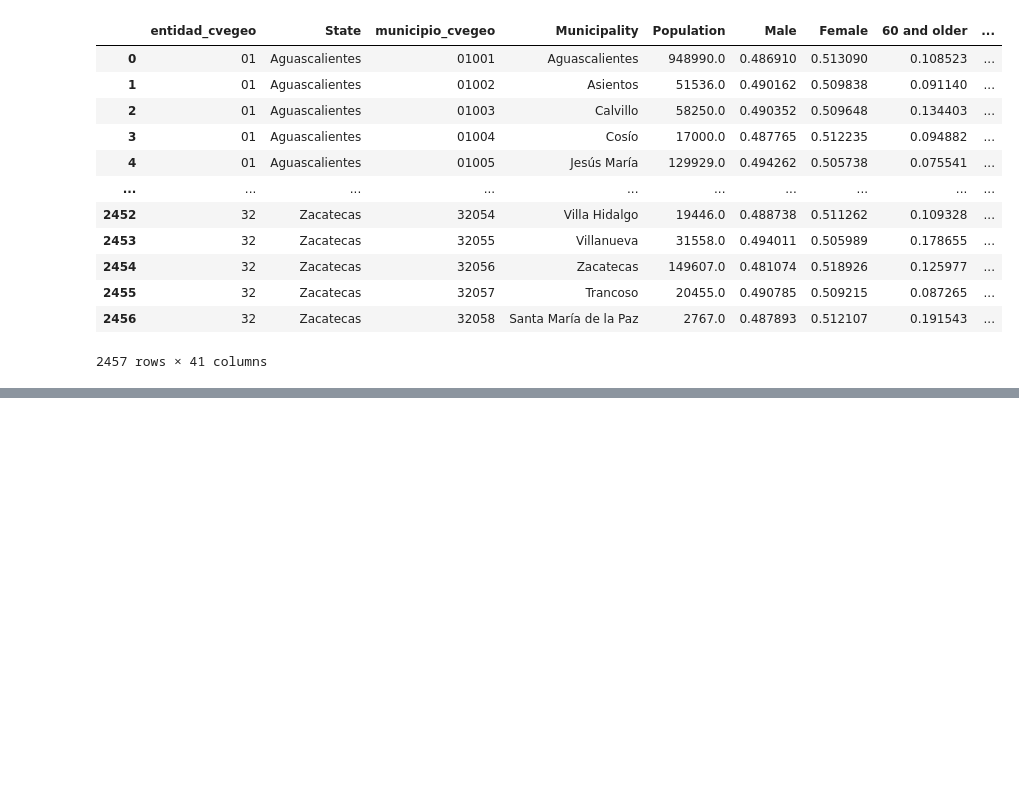
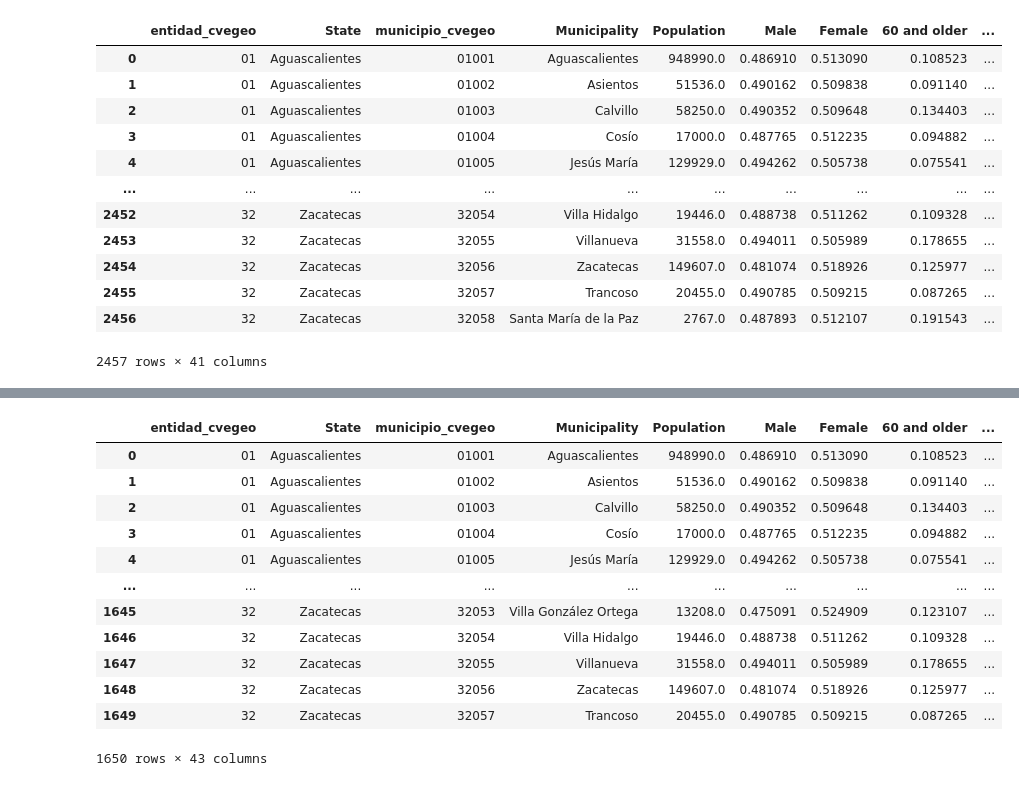
Before and after one commit to rausial/covid19_vulnerabilidad_mex, a Jupyter notebook: 08_Actualizacion_Datos.ipynb, the cells around one changed output, grey strips where cells are left out. Drawn from its saved outputs; the diff is of its cells as text; code cells hidden in the pictures; blank space fills up the shorter version.

Commit message:
Datos de urbanización en indicadores finales.

```diff
--- a/08_Actualizacion_Datos.ipynb
+++ b/08_Actualizacion_Datos.ipynb
@@ -271,0 +276,33 @@ indicadores_municipales
+# %%
+# Seleccionamos totales por localidad
+hab_urbanos = censo.loc[(censo.ENTIDAD != '00') &
+                        (censo.MUN != '000') &
+                        (censo.LOC != '0000') &
+                        (censo.POBTOT >= 2500)][['ENTIDAD', 'MUN', 'POBTOT']]
+# Clave de municipio
+hab_urbanos['municipio_cvegeo'] = hab_urbanos['ENTIDAD'] + hab_urbanos['MUN']
+# Totales por municipio
+hab_urbanos = (hab_urbanos
+              .groupby('municipio_cvegeo')[['POBTOT']]
+              .sum()
+              .rename({'POBTOT':'pob_urbana'}, axis=1)
+              )
+# Pegamos con los indicadores
+indicadores_municipales =  indicadores_municipales.merge(hab_urbanos.reset_index(), on='municipio_cvegeo')
+# # Calculamos urbanización
+indicadores_municipales['Urbanization']  = indicadores_municipales['pob_urbana'] / indicadores_municipales['Population']
+indicadores_municipales
+# %% [output]
+|  | entidad_cvegeo | State | municipio_cvegeo | Municipality | Population | Male | Female | 60 and older | ... |
+| 0 | 01 | Aguascalientes | 01001 | Aguascalientes | 948990.0 | 0.486910 | 0.513090 | 0.108523 | ... |
+| 1 | 01 | Aguascalientes | 01002 | Asientos | 51536.0 | 0.490162 | 0.509838 | 0.091140 | ... |
+| 2 | 01 | Aguascalientes | 01003 | Calvillo | 58250.0 | 0.490352 | 0.509648 | 0.134403 | ... |
+| 3 | 01 | Aguascalientes | 01004 | Cosío | 17000.0 | 0.487765 | 0.512235 | 0.094882 | ... |
+| 4 | 01 | Aguascalientes | 01005 | Jesús María | 129929.0 | 0.494262 | 0.505738 | 0.075541 | ... |
+| ... | ... | ... | ... | ... | ... | ... | ... | ... | ... |
+| 1645 | 32 | Zacatecas | 32053 | Villa González Ortega | 13208.0 | 0.475091 | 0.524909 | 0.123107 | ... |
+| 1646 | 32 | Zacatecas | 32054 | Villa Hidalgo | 19446.0 | 0.488738 | 0.511262 | 0.109328 | ... |
+| 1647 | 32 | Zacatecas | 32055 | Villanueva | 31558.0 | 0.494011 | 0.505989 | 0.178655 | ... |
+| 1648 | 32 | Zacatecas | 32056 | Zacatecas | 149607.0 | 0.481074 | 0.518926 | 0.125977 | ... |
+| 1649 | 32 | Zacatecas | 32057 | Trancoso | 20455.0 | 0.490785 | 0.509215 | 0.087265 | ... |
+1650 rows × 43 columns
```
Also changed, not shown: parts of 4 cells of this notebook, 1 other file.
